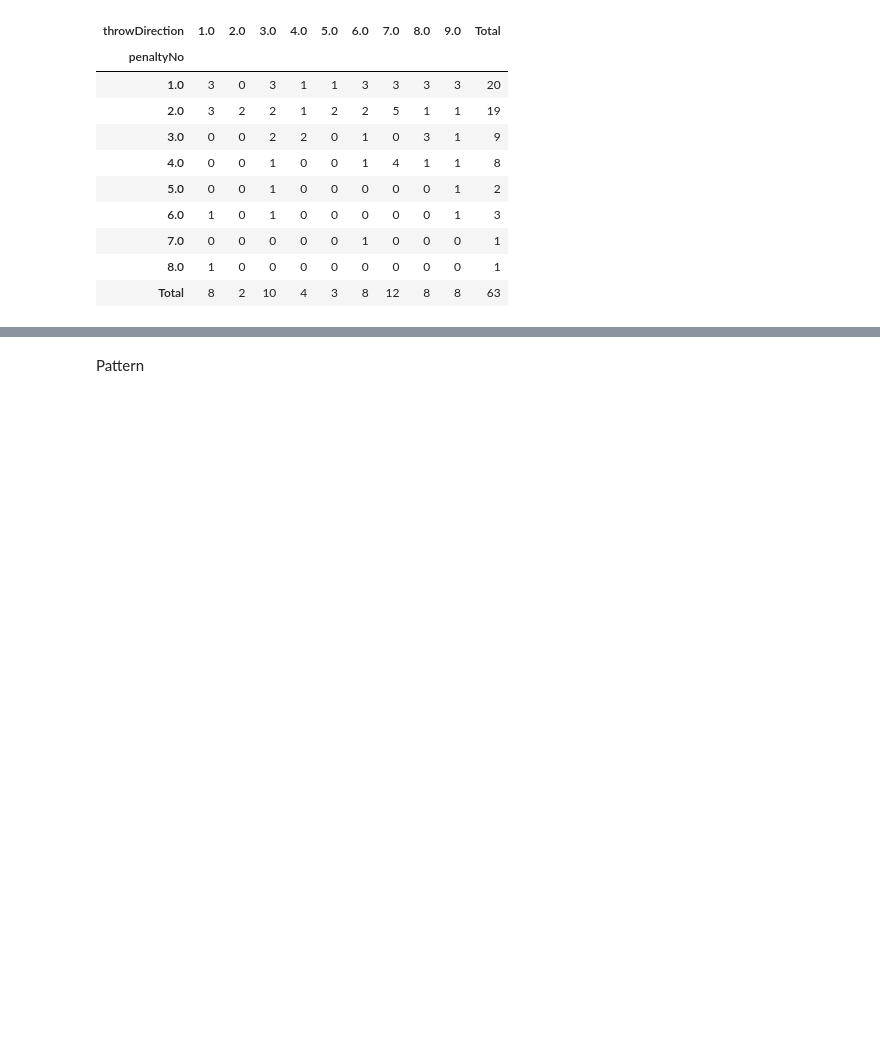
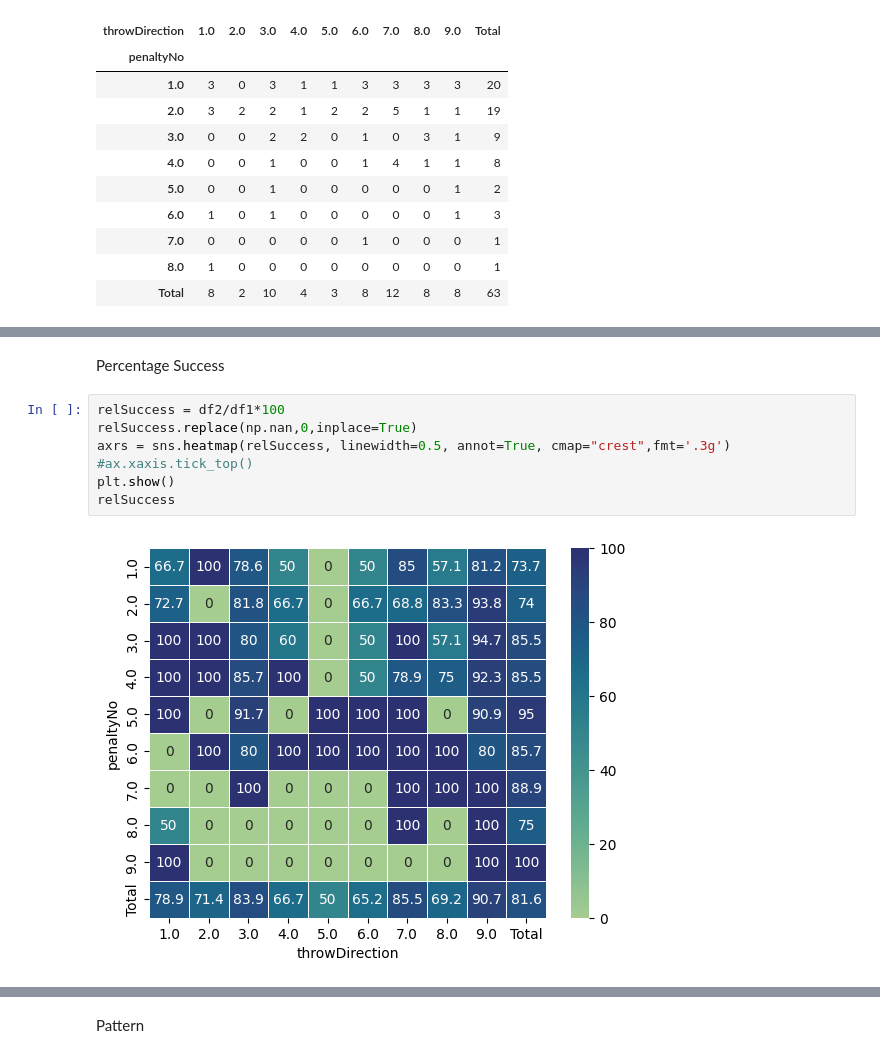
Before and after one commit to nayansavaliya/handball-data-science, a Jupyter notebook: src/Analysis2/league3PenaltywiseQuad.ipynb, the cells around one changed output, grey strips where cells are left out. Saved outputs shown, nothing was run; the diff lists cells and outputs as text; blank space fills up the shorter version.

```diff
--- a/src/Analysis2/league3PenaltywiseQuad.ipynb
+++ b/src/Analysis2/league3PenaltywiseQuad.ipynb
@@ -159,0 +160,11 @@ plt.show()
+# %% [markdown]
+Percentage Success
+# %%
+relSuccess = df2/df1*100
+relSuccess.replace(np.nan,0,inplace=True)
+axrs = sns.heatmap(relSuccess, linewidth=0.5, annot=True, cmap="crest",fmt='.3g')
+#ax.xaxis.tick_top()
+plt.show()
+relSuccess
+# %% [output]
+[figure, added]
```
Also changed, not shown: parts of 3 cells of this notebook, 1 other file.
